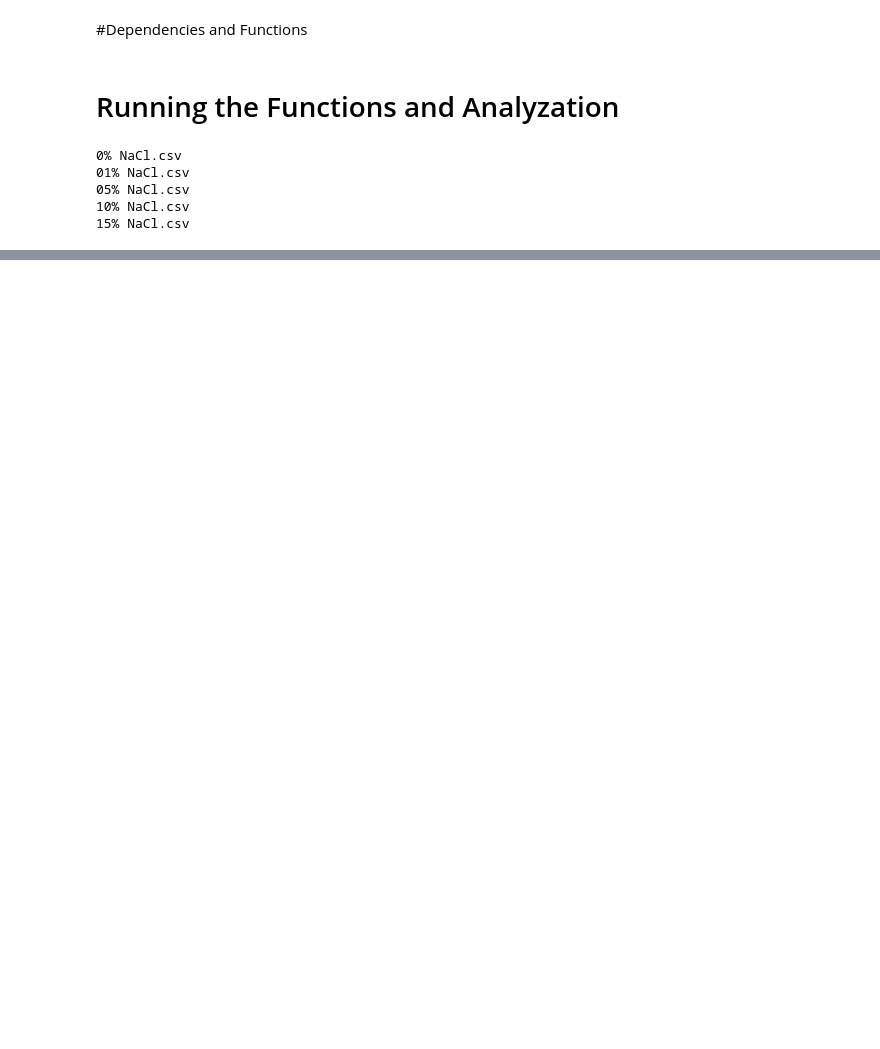
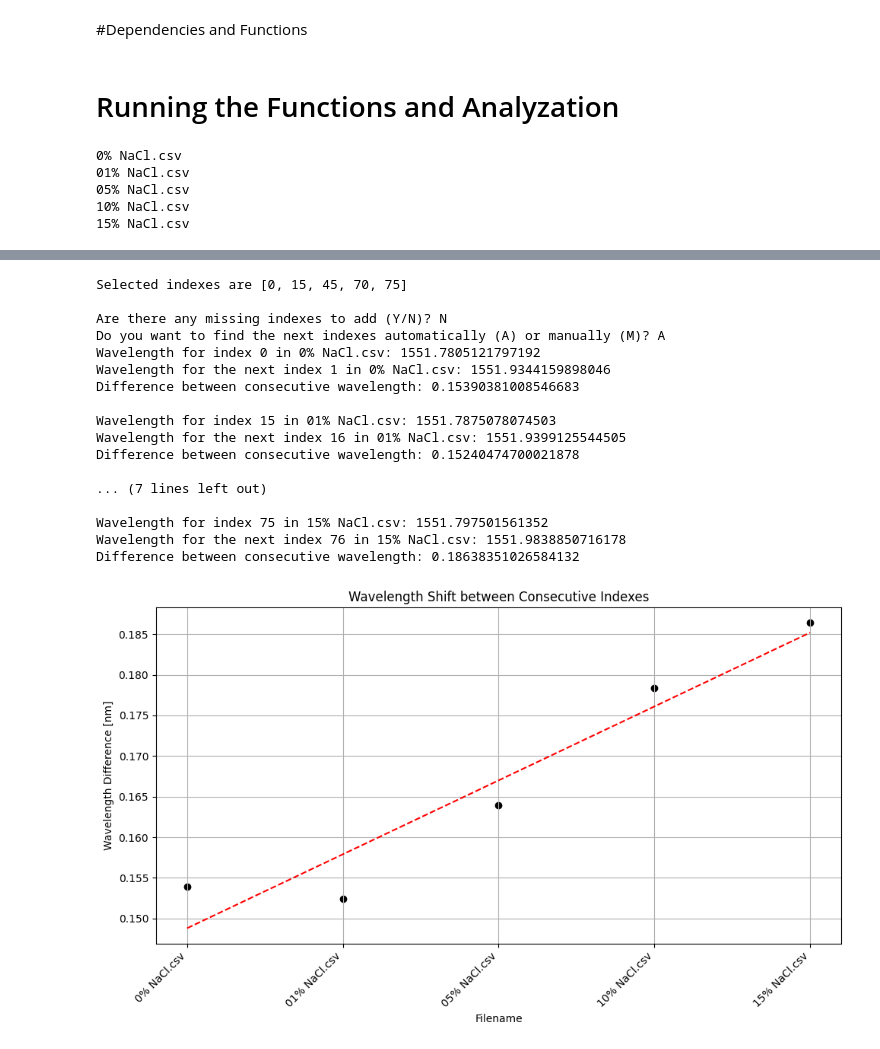
Before and after one commit to nicobuhur/ring-resonator-wave-shift, a Jupyter notebook: waveform_resonator_colab.ipynb, the cells around one changed output, grey strips where cells are left out. Cells and saved outputs as stored; diff of their text form; code cells hidden in the pictures; blank space fills up the shorter version.

```diff
--- a/waveform_resonator_colab.ipynb
+++ b/waveform_resonator_colab.ipynb
@@ -409,0 +509,27 @@ plot_wavelength_shift(differences, selected_indexes, filtered_data)
+# %%
+# Alternative function for wavelength shift calculation by checking differences of two consequative indexes for each condition.
+# Wavelength of two consequative indexes are substracted, then the substraction value is observed while conditions are altered.
+# Problem of wavelength fluctiations can be eliminated with this method. However, resonance peaks may not be suitable all the time.
+# Code shows the selected indexes at first. If there is any missing index, please provide it/them. Afterwards, code can further run either automatically or manually.
+# In automatic selection, it finds the consequative index itself; however, complex resonance peaks distribution may disturb this method. If so, please use the manual method.
+# Identify the most possible consequative index, either moving forward or backward, and provide it to the function.
+show_wavenumbers(filtered_data, selected_indexes)
+# %% [output]
+Selected indexes are [0, 15, 45, 70, 75]
+
+Are there any missing indexes to add (Y/N)? N
+Do you want to find the next indexes automatically (A) or manually (M)? A
+Wavelength for index 0 in 0% NaCl.csv: 1551.7805121797192
+Wavelength for the next index 1 in 0% NaCl.csv: 1551.9344159898046
+Difference between consecutive wavelength: 0.15390381008546683
+
+Wavelength for index 15 in 01% NaCl.csv: 1551.7875078074503
+Wavelength for the next index 16 in 01% NaCl.csv: 1551.9399125544505
+Difference between consecutive wavelength: 0.15240474700021878
+
+... (7 lines left out)
+
+Wavelength for index 75 in 15% NaCl.csv: 1551.797501561352
+Wavelength for the next index 76 in 15% NaCl.csv: 1551.9838850716178
+Difference between consecutive wavelength: 0.18638351026584132
+[figure, added]
```
Also changed, not shown: parts of 10 cells of this notebook.
